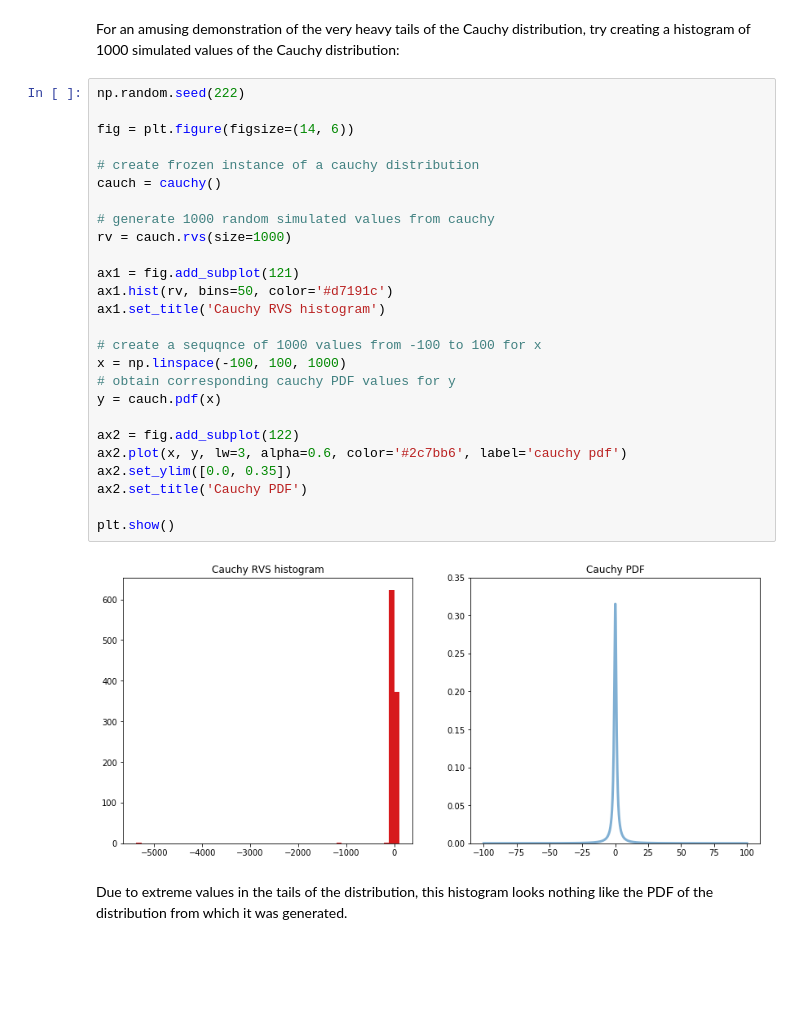
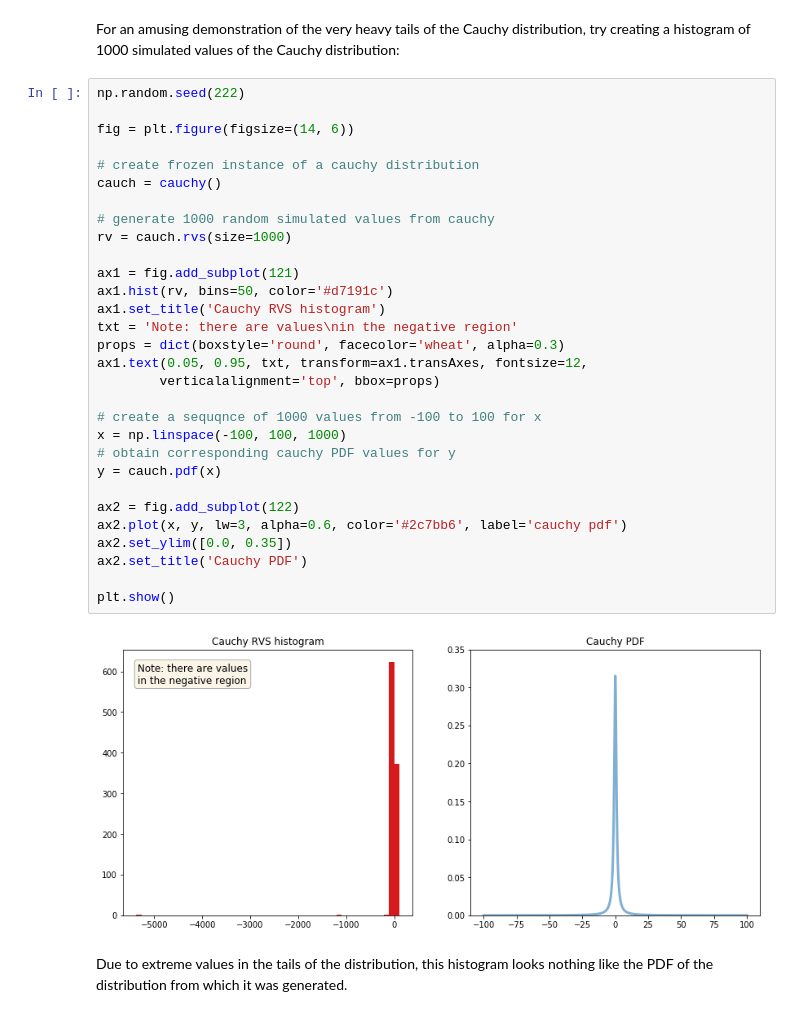
Before and after one commit to buruzaemon/IntroductionToProbabilityPy, a Jupyter notebook: Ch7.ipynb, the cells around one changed output. Cells and saved outputs as stored; diff of their text form; blank space fills up the shorter version.

```diff
--- a/Ch7.ipynb
+++ b/Ch7.ipynb
@@ -178,31 +178,35 @@ For an amusing demonstration of the very heavy tails of the Cauchy distribution,
 # %%
 np.random.seed(222)
 
 fig = plt.figure(figsize=(14, 6))
 
 # create frozen instance of a cauchy distribution
 cauch = cauchy()
 
 # generate 1000 random simulated values from cauchy
 rv = cauch.rvs(size=1000)
 
 ax1 = fig.add_subplot(121)
 ax1.hist(rv, bins=50, color='#d7191c')
 ax1.set_title('Cauchy RVS histogram')
+txt = 'Note: there are values\nin the negative region'
+props = dict(boxstyle='round', facecolor='wheat', alpha=0.3)
+ax1.text(0.05, 0.95, txt, transform=ax1.transAxes, fontsize=12,
+        verticalalignment='top', bbox=props)
 
 # create a sequqnce of 1000 values from -100 to 100 for x
 x = np.linspace(-100, 100, 1000)
 # obtain corresponding cauchy PDF values for y
 y = cauch.pdf(x)
 
 ax2 = fig.add_subplot(122)
 ax2.plot(x, y, lw=3, alpha=0.6, color='#2c7bb6', label='cauchy pdf')
 ax2.set_ylim([0.0, 0.35])
 ax2.set_title('Cauchy PDF')
 
 plt.show()
 # %% [output]
-[figure, old version]
+[figure, new version]
 # %% [markdown]
 Due to extreme values in the tails of the distribution, this histogram looks nothing like the PDF of the distribution from which it was generated.
 # %% [markdown]
```
Also changed, not shown: parts of 3 cells of this notebook.
